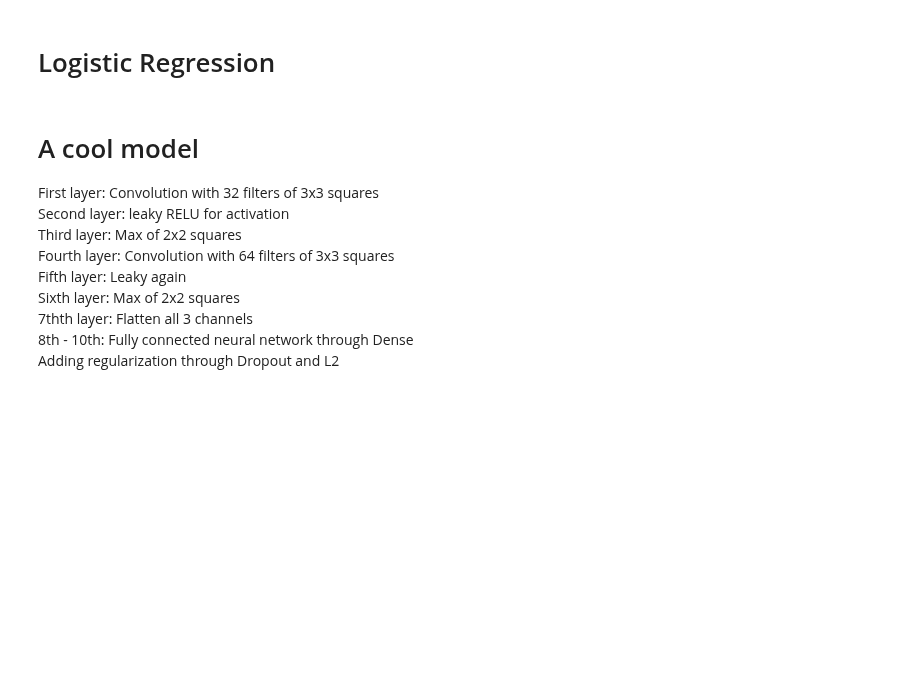
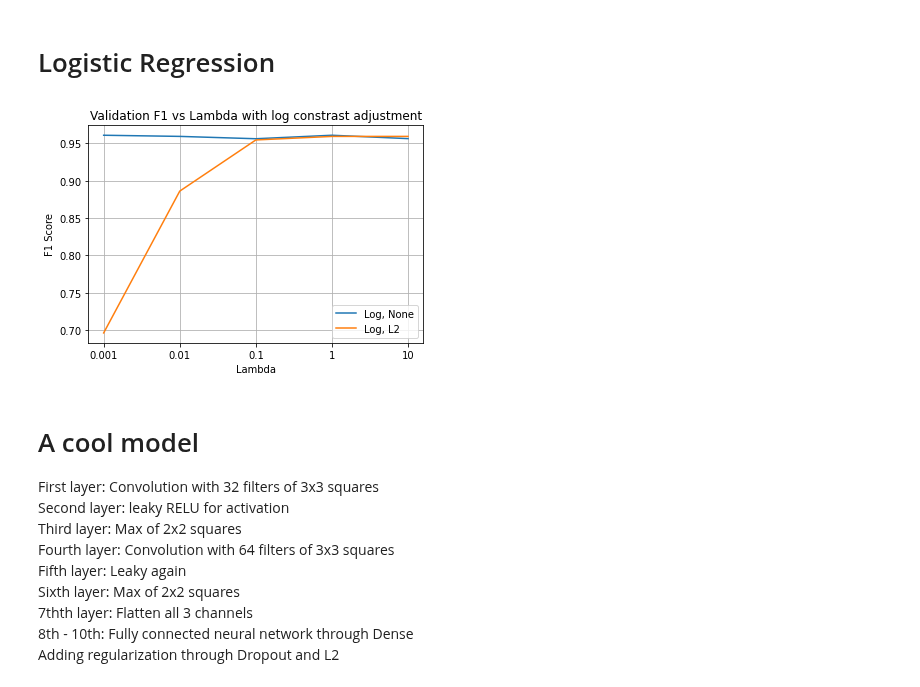
Before and after one commit to trietvuive/MRI_Alzheimer, a Jupyter notebook: notebook.ipynb, the cells around one changed output. Saved outputs shown, nothing was run; the diff lists cells and outputs as text; code cells hidden in the pictures; blank space fills up the shorter version.

```diff
--- a/notebook.ipynb
+++ b/notebook.ipynb
@@ -223,6 +268,65 @@ f1_test = f1_score(y_test, yhat_test, average='weighted')
 print(f'F1 Test = {f1_test:f}')
 
 #used sag solver, set iterations to 50, will show ROC curve why not
+# %%
+# Logreg plots
+from sklearn.metrics import roc_curve
+from matplotlib import ticker
+
+lambdas = [0.001, 0.01, 0.1, 1, 10]
+regularization = ["none", "l2"]
+#training
+default_none_train = [0.997265, 0.99707, 0.99707, 0.99707, 0.997265]
+default_l2_train = [0.736764, 0.951198, 0.99492, 0.996874, 0.99707]
+gamma_none_train = [0.999219, 0.999219, 0.999219, 0.999414, 0.999219]
+gamma_l2_train = [0.742283, 0.950409, 0.99707, 0.999219, 0.999219]
+log_none_train = [0.994725, 0.995311, 0.994725, 0.995116, 0.996289]
+log_l2_train = [0.741067, 0.948225, 0.993552, 0.995311, 0.995312]
+
+#validation
+default_none_val = [0.937506, 0.940622, 0.939093, 0.939093, 0.939034]
+default_l2_val = [0.680166, 0.866417, 0.932734, 0.942208, 0.939034]
+gamma_none_val = [0.94349, 0.941899, 0.943437, 0.94349, 0.943443]
+gamma_l2_val = [0.691311, 0.859182, 0.935649, 0.941939, 0.940344]
+log_none_val= [0.960959, 0.959423, 0.956276, 0.960959, 0.956425]
+log_l2_val = [0.696147, 0.886115, 0.954659, 0.959386, 0.959423]
+
+plt.ticklabel_format(axis="x", style="sci", scilimits=(0, 0))
+default_x_ticks = range(len(lambdas))
+# plt.title("Training F1 vs Lambda with no constrast adjustment")
+# plt.plot(default_x_ticks, default_none_train, label="Default, None")
+# plt.plot(default_x_ticks , default_l2_train, label="Default, L2")
+
+# plt.title("Training F1 vs Lambda with gamma constrast adjustment")
+# plt.plot(default_x_ticks, gamma_none_train, label="Gamma, None")
+# plt.plot(default_x_ticks, gamma_l2_train, label="Gamma, L2")
+
+# plt.title("Training F1 vs Lambda with log constrast adjustment")
+# plt.plot(default_x_ticks, log_none_train, label="Log, None")
+# plt.plot(default_x_ticks, log_l2_train, label="Log, L2")
+
+# plt.title("Validation F1 vs Lambda with no constrast adjustment")
+# plt.plot(default_x_ticks, default_none_val, label="Default, None")
+# plt.plot(default_x_ticks , default_l2_val, label="Default, L2")
+
+# plt.title("Validation F1 vs Lambda with gamma constrast adjustment")
+# plt.plot(default_x_ticks, gamma_none_val, label="Gamma, None")
+# plt.plot(default_x_ticks, gamma_l2_val, label="Gamma, L2")
+
+# plt.title("Validation F1 vs Lambda with log constrast adjustment")
+# plt.plot(default_x_ticks, log_none_val, label="Log, None")
+# plt.plot(default_x_ticks, log_l2_val, label="Log, L2")
+
+plt.xticks(default_x_ticks, lambdas)
+plt.xlabel("Lambda")
+plt.ylabel("F1 Score")
+plt.grid()
+plt.legend()
+plt.show()
+# do ROC curve on the test set
+# roc_curve(y_test, yhat_test)
+# %% [output]
+[figure, added]
 # %% [markdown]
 # A cool model
 First layer: Convolution with 32 filters of 3x3 squares <br/>
```
Also changed, not shown: parts of 5 cells of this notebook, 11 other files.
